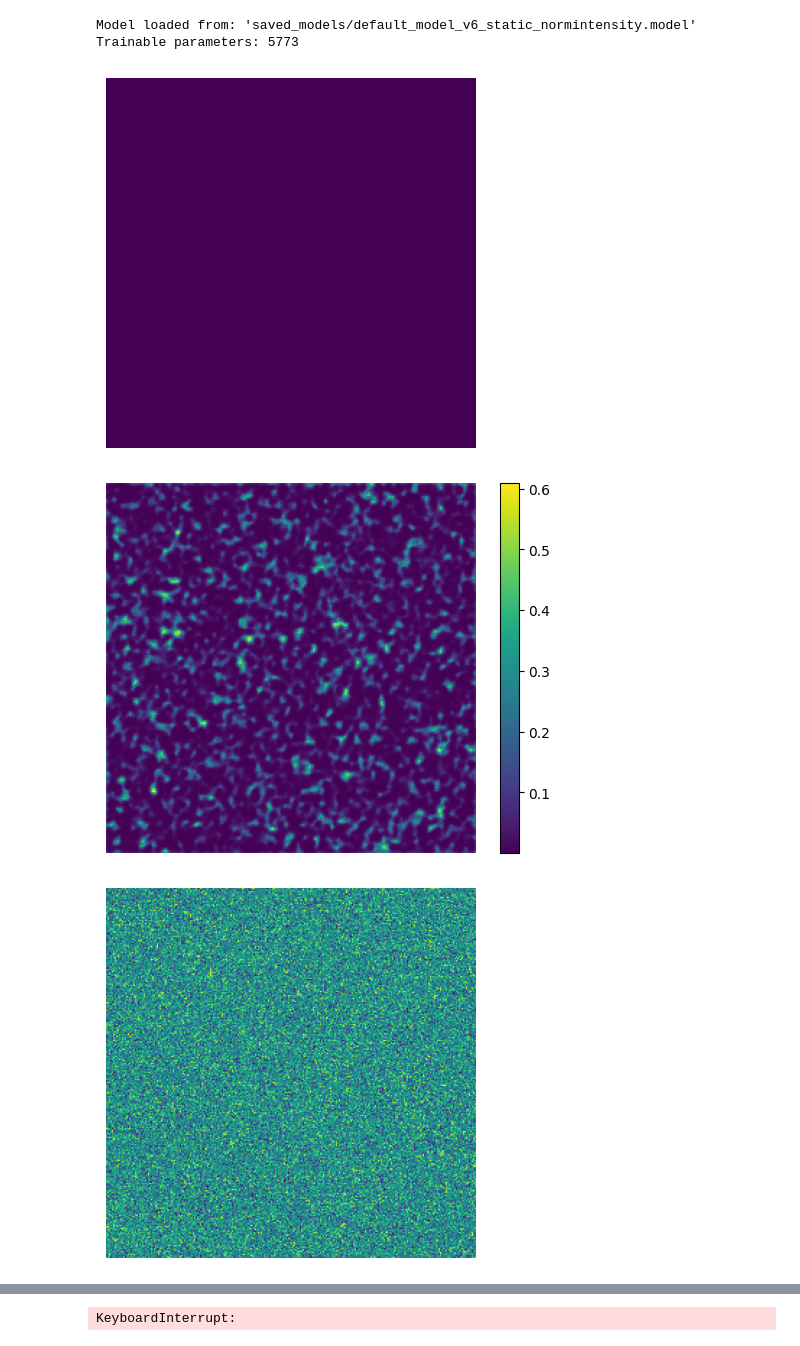
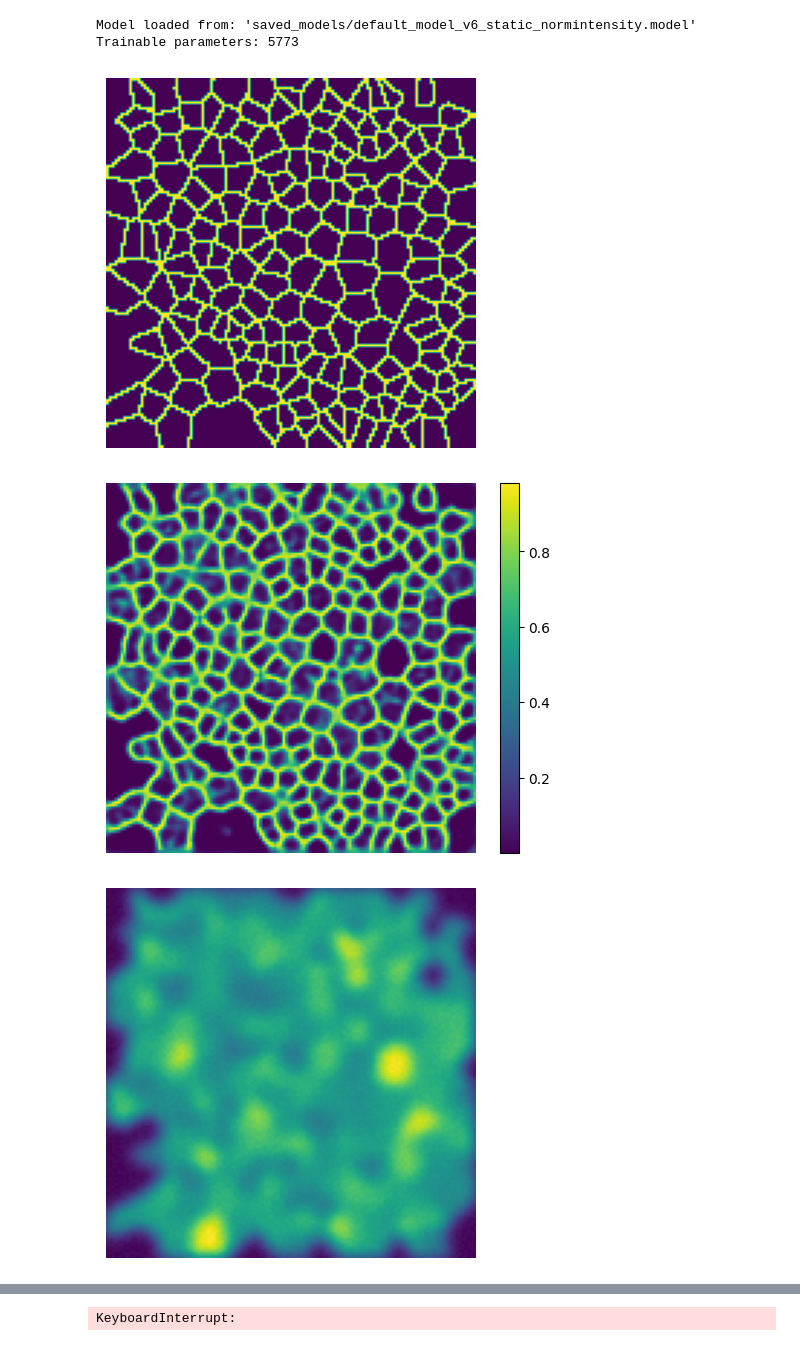
Before and after one commit to ArneVerheyden/CLIM-DL, a Jupyter notebook: model_test.ipynb, the cells around one changed output, grey strips where cells are left out. Cells and saved outputs as stored; diff of their text form; code cells hidden in the pictures.

```diff
--- a/model_test.ipynb
+++ b/model_test.ipynb
@@ -51,6 +51,13 @@ def generate_discrete_gaussian(size, num_steps=100, min_val=-3.0, max_val=3.0) -
 
     return torch.from_numpy(discretized)
 
+def discrete_normal(mean, std, size):
+    continuous_normal = np.random.normal(mean, std, size=size)
+    return np.round(continuous_normal)
+def discrete_normal_like(array: np.ndarray, mean, std):
+    return discrete_normal(mean, std, array.shape)
+
+
 ## 1 Pixel is 200 nm
 def get_training_data(length: int = 20) -> Dataset:
     psf = GuassionPSF(2.5)
@@ -70,7 +77,7 @@ def get_training_data(length: int = 20) -> Dataset:
         max_base_counts=12000,
         min_hole_chance=0.01,
         max_hole_chance=0.1,
-        static_prob=1,
+        static_prob=0.1,
         min_boundary_dimish=0,
         max_boundary_dimish=1.0,
         min_blinker_strength=0.005,
@@ -83,8 +90,8 @@ def get_training_data(length: int = 20) -> Dataset:
     generated_dataset = GeneratedPLOutlineDataset(length=20,
                                               sim_options=options,
                                               transforms=transforms.Compose([
-                                                NormalizeIntensityTrace(),
-                                                SkipFrames(skip=3),
+                                                # NormalizeIntensityTrace(),
+                                                # SkipFrames(skip=3),
                                                 # ZScoreNorm(),
                                               ]),
                                               empty_chance=0.0)
@@ -118,43 +125,43 @@ def inference(model: torch.nn.Module, input: torch.Tensor, apply_transforms: boo
 
 
 import matplotlib.pyplot as plt
-# set_seed(43)
+set_seed(43)
 
 dataset = get_training_data(20)
 # for _ in range(1000):
 #     for i in range(20):
 video, label = dataset.__getitem__(0)
-discrete_guassian_rand = generate_discrete_gaussian(video.numel(), num_steps=10, min_val=90, max_val=120).reshape(video.shape)
+# discrete_guassian_rand = generate_discrete_gaussian(video.numel(), num_steps=10, min_val=90, max_val=120).reshape(video.shape)
 
-video = discrete_guassian_rand
+# video = discrete_guassian_rand
 # static_grad = np.tile(static_grad, (video.shape[0] * 3, 1, 1))
 # video = torch.from_numpy(static_grad)
 # video += torch.rand_like(video) * video.max() * 0.00001
 
 output = inference(model, video, apply_transforms=True)
 
 plt.imshow(label)
 plt.axis('off')
 
 plt.subplots()
 
 plt.imshow(output)
 plt.axis('off')
 plt.colorbar()
 
 plt.subplots()
 
 plt.axis('off')
 plt.imshow(video[0])
 
 plt.subplots()
 plt.hist(video.flatten(), bins=800)
 plt.show()
 
 
 
 # write_gif("test.gif", video, 20, overwrite=True)
 # %% [output]
-[figure, old version]
+[figure, new version]
-[figure, old version]
+[figure, new version]
-[figure, old version]
+[figure, new version]
```
Also changed, not shown: parts of 9 cells of this notebook, 5 other files.
